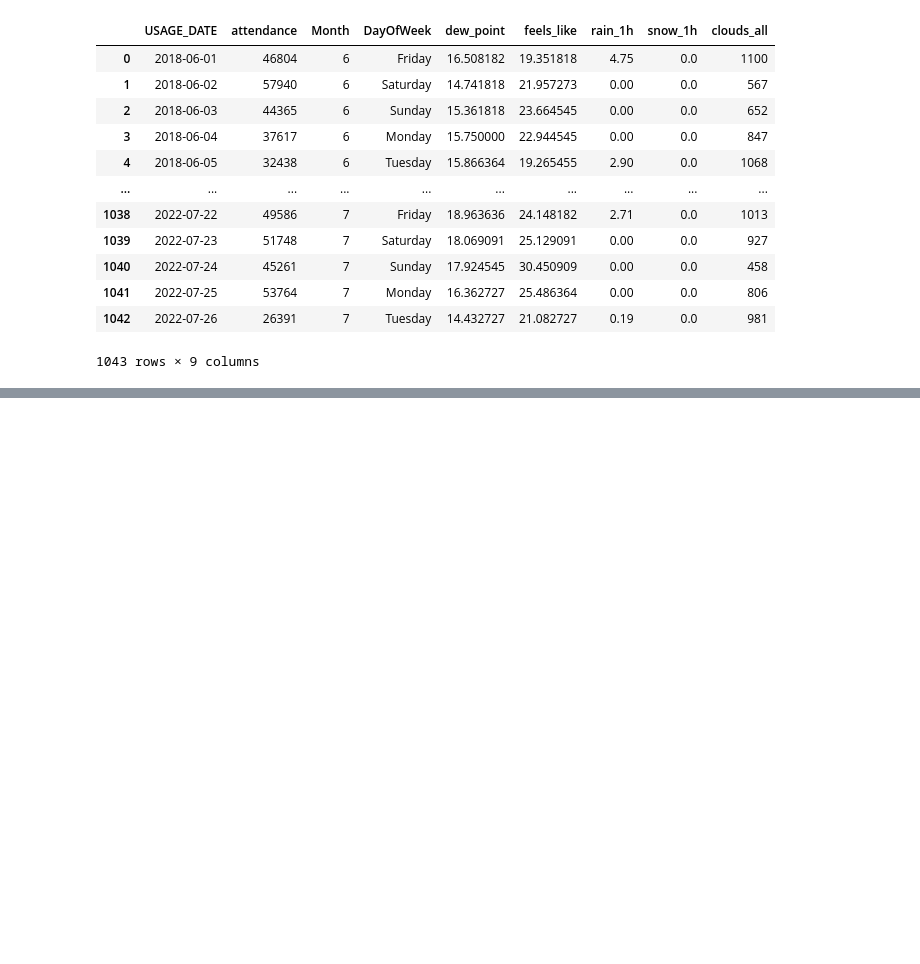
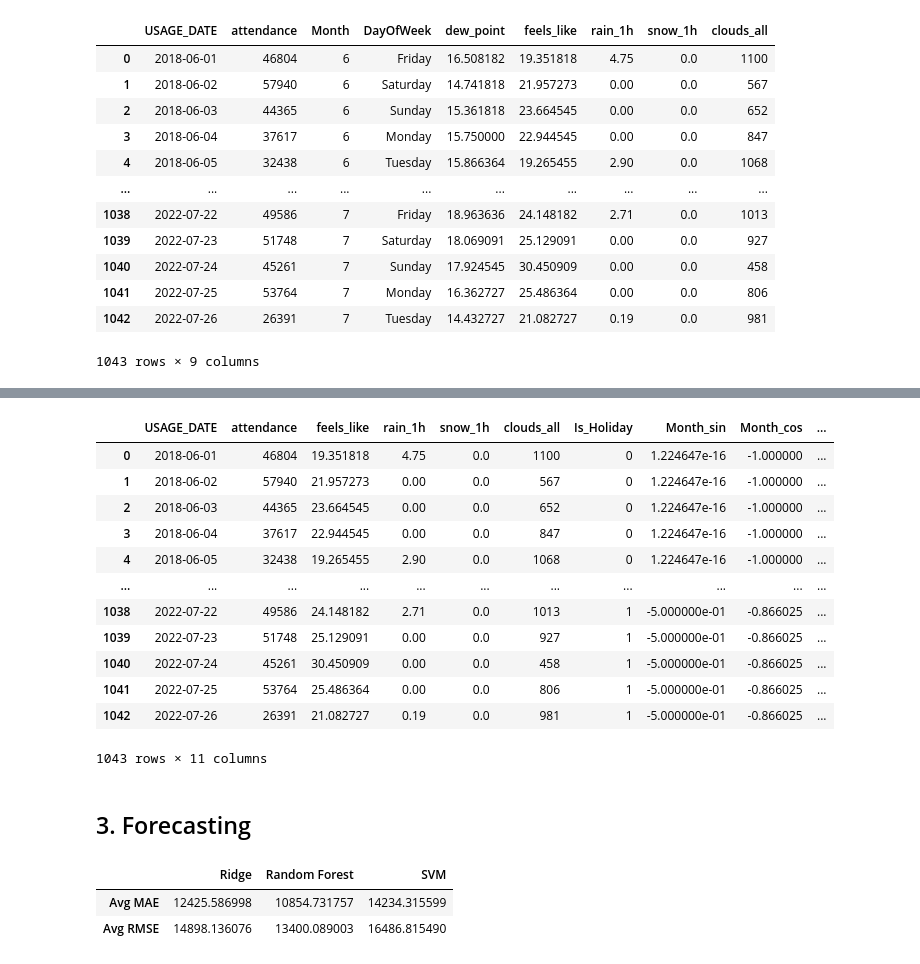
Before and after one commit to CharlesS940/xhec_endless_line, a Jupyter notebook: notebooks/attendance_forecast.ipynb, the cells around one changed output, grey strips where cells are left out. Saved outputs shown, nothing was run; the diff lists cells and outputs as text; code cells hidden in the pictures; blank space fills up the shorter version.

```diff
--- a/notebooks/attendance_forecast.ipynb
+++ b/notebooks/attendance_forecast.ipynb
@@ -684,0 +782,42 @@ df
+# %%
+# Cyclical encoding for month and day of the week
+
+# Month encoding (12 months in a year)
+df["Month_sin"] = np.sin(2 * np.pi * df["Month"] / 12)
+df["Month_cos"] = np.cos(2 * np.pi * df["Month"] / 12)
+
+# Map days of the week to integers
+day_mapping = {
+    "Monday": 0,
+    "Tuesday": 1,
+    "Wednesday": 2,
+    "Thursday": 3,
+    "Friday": 4,
+    "Saturday": 5,
+    "Sunday": 6,
+}
+df["DayOfWeek_int"] = df["DayOfWeek"].map(day_mapping)
+
+# Day of the week encoding (7 days in a week)
+df["DayOfWeek_sin"] = np.sin(2 * np.pi * df["DayOfWeek_int"] / 7)
+df["DayOfWeek_cos"] = np.cos(2 * np.pi * df["DayOfWeek_int"] / 7)
+
+# Drop intermediate columns if not needed
+df.drop(columns=["DayOfWeek_int", "Month", "DayOfWeek"], inplace=True)
+df
+# %% [output]
+|  | USAGE_DATE | attendance | feels_like | rain_1h | snow_1h | clouds_all | Is_Holiday | Month_sin | Month_cos | ... |
+| 0 | 2018-06-01 | 46804 | 19.351818 | 4.75 | 0.0 | 1100 | 0 | 1.224647e-16 | -1.000000 | ... |
+| 1 | 2018-06-02 | 57940 | 21.957273 | 0.00 | 0.0 | 567 | 0 | 1.224647e-16 | -1.000000 | ... |
+| 2 | 2018-06-03 | 44365 | 23.664545 | 0.00 | 0.0 | 652 | 0 | 1.224647e-16 | -1.000000 | ... |
+| 3 | 2018-06-04 | 37617 | 22.944545 | 0.00 | 0.0 | 847 | 0 | 1.224647e-16 | -1.000000 | ... |
+| 4 | 2018-06-05 | 32438 | 19.265455 | 2.90 | 0.0 | 1068 | 0 | 1.224647e-16 | -1.000000 | ... |
+| ... | ... | ... | ... | ... | ... | ... | ... | ... | ... | ... |
+| 1038 | 2022-07-22 | 49586 | 24.148182 | 2.71 | 0.0 | 1013 | 1 | -5.000000e-01 | -0.866025 | ... |
+| 1039 | 2022-07-23 | 51748 | 25.129091 | 0.00 | 0.0 | 927 | 1 | -5.000000e-01 | -0.866025 | ... |
+| 1040 | 2022-07-24 | 45261 | 30.450909 | 0.00 | 0.0 | 458 | 1 | -5.000000e-01 | -0.866025 | ... |
+| 1041 | 2022-07-25 | 53764 | 25.486364 | 0.00 | 0.0 | 806 | 1 | -5.000000e-01 | -0.866025 | ... |
+| 1042 | 2022-07-26 | 26391 | 21.082727 | 0.19 | 0.0 | 981 | 1 | -5.000000e-01 | -0.866025 | ... |
+1043 rows × 11 columns
+# %% [markdown]
+## 3. Forecasting
@@ -684,0 +881,7 @@ df
+# %%
+final_results = pd.DataFrame(final_results)
+final_results
+# %% [output]
+|  | Ridge | Random Forest | SVM |
+| Avg MAE | 12425.586998 | 10854.731757 | 14234.315599 |
+| Avg RMSE | 14898.136076 | 13400.089003 | 16486.815490 |
```
Also changed, not shown: parts of 11 cells of this notebook.
